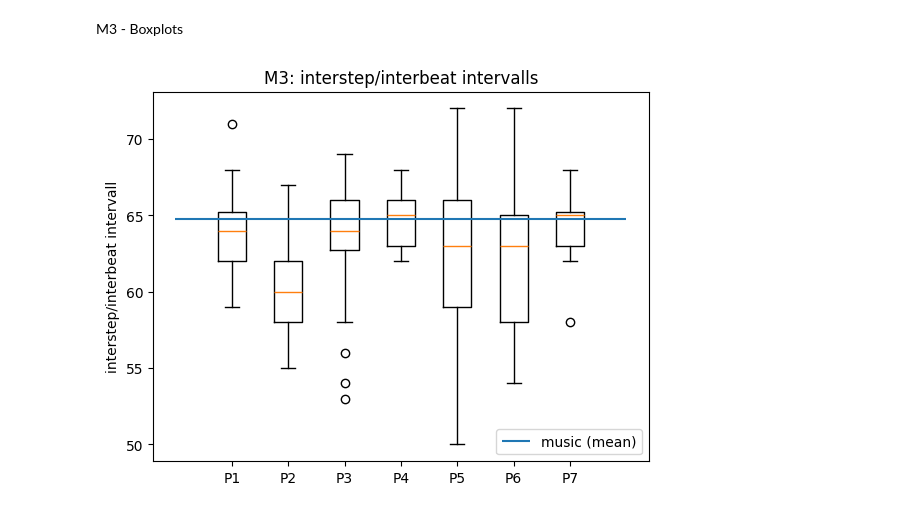
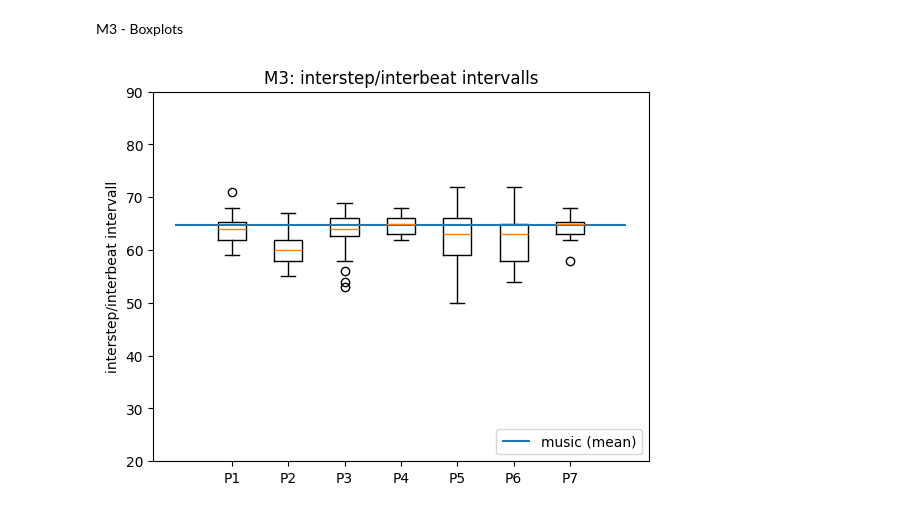
Before and after one commit to andren967/UE_Motion_Capturing, a Jupyter notebook: diagramms.ipynb, the cells around one changed output. Drawn from its saved outputs; the diff is of its cells as text; code cells hidden in the pictures.

```diff
--- a/diagramms.ipynb
+++ b/diagramms.ipynb
@@ -260,13 +262,14 @@ for string in lM3:
 # %%
 fig, ax = plt.subplots()
 ax.boxplot(dictIntervalls.values())
 ax.set_xticklabels(dictIntervalls.keys())
 plt.hlines(statistics.mean(interbeatM3),0,8,label="music (mean)")
 
+plt.ylim([20,90])
 plt.xticks(np.arange(1,8),labels=['P1','P2','P3','P4','P5','P6','P7'])
 plt.title("M3: interstep/interbeat intervalls")
 plt.ylabel("interstep/interbeat intervall")
 plt.legend(loc="lower right")
 plt.savefig("../UE_Motion_Capture/pictures/M3_Boxplots.png")
 # %% [output]
-[figure, old version]
+[figure, new version]
```
Also changed, not shown: parts of 2 cells of this notebook, 5 other files.
